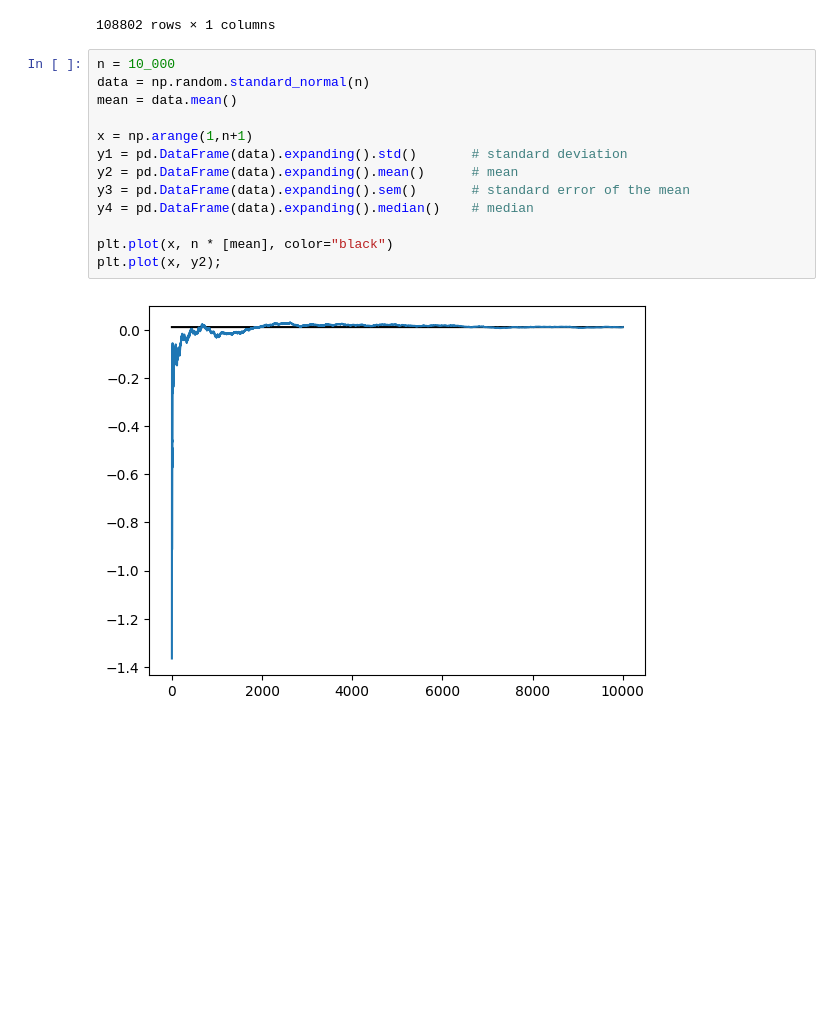
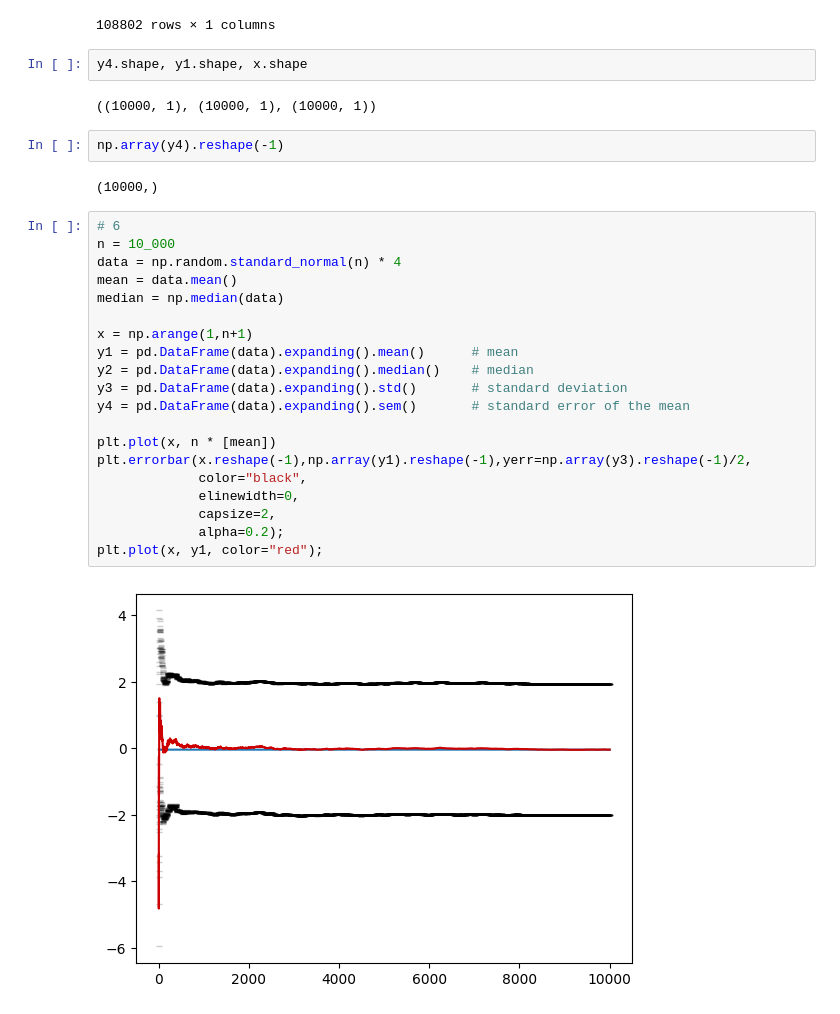
Before and after one commit to FabianScott/ComSoc, a Jupyter notebook: Week_3/week3.ipynb, the cells around one changed output. Drawn from its saved outputs; the diff is of its cells as text; blank space fills up the shorter version.

```diff
--- a/Week_3/week3.ipynb
+++ b/Week_3/week3.ipynb
@@ -50,18 +50,33 @@ pd.read_csv("data/neighbors2.csv", header=None)
 | 108800 | 5632949 |
 | 108801 | 2149255807 |
 108802 rows × 1 columns
+# %%
+y4.shape, y1.shape, x.shape
+# %% [output]
+((10000, 1), (10000, 1), (10000, 1))
+# %%
+np.array(y4).reshape(-1)
+# %% [output]
+(10000,)
 # %%
+# 6
 n = 10_000
-data = np.random.standard_normal(n)
+data = np.random.standard_normal(n) * 4
 mean = data.mean()
+median = np.median(data)
 
 x = np.arange(1,n+1)
-y1 = pd.DataFrame(data).expanding().std()       # standard deviation
-y2 = pd.DataFrame(data).expanding().mean()      # mean
-y3 = pd.DataFrame(data).expanding().sem()       # standard error of the mean
-y4 = pd.DataFrame(data).expanding().median()    # median
+y1 = pd.DataFrame(data).expanding().mean()      # mean
+y2 = pd.DataFrame(data).expanding().median()    # median
+y3 = pd.DataFrame(data).expanding().std()       # standard deviation
+y4 = pd.DataFrame(data).expanding().sem()       # standard error of the mean
 
-plt.plot(x, n * [mean], color="black")
-plt.plot(x, y2);
+plt.plot(x, n * [mean])
+plt.errorbar(x.reshape(-1),np.array(y1).reshape(-1),yerr=np.array(y3).reshape(-1)/2,
+             color="black",
+             elinewidth=0,
+             capsize=2,
+             alpha=0.2);
+plt.plot(x, y1, color="red");
 # %% [output]
-[figure, old version]
+[figure, new version]
```
Also changed, not shown: parts of 3 cells of this notebook, 2 other files.
